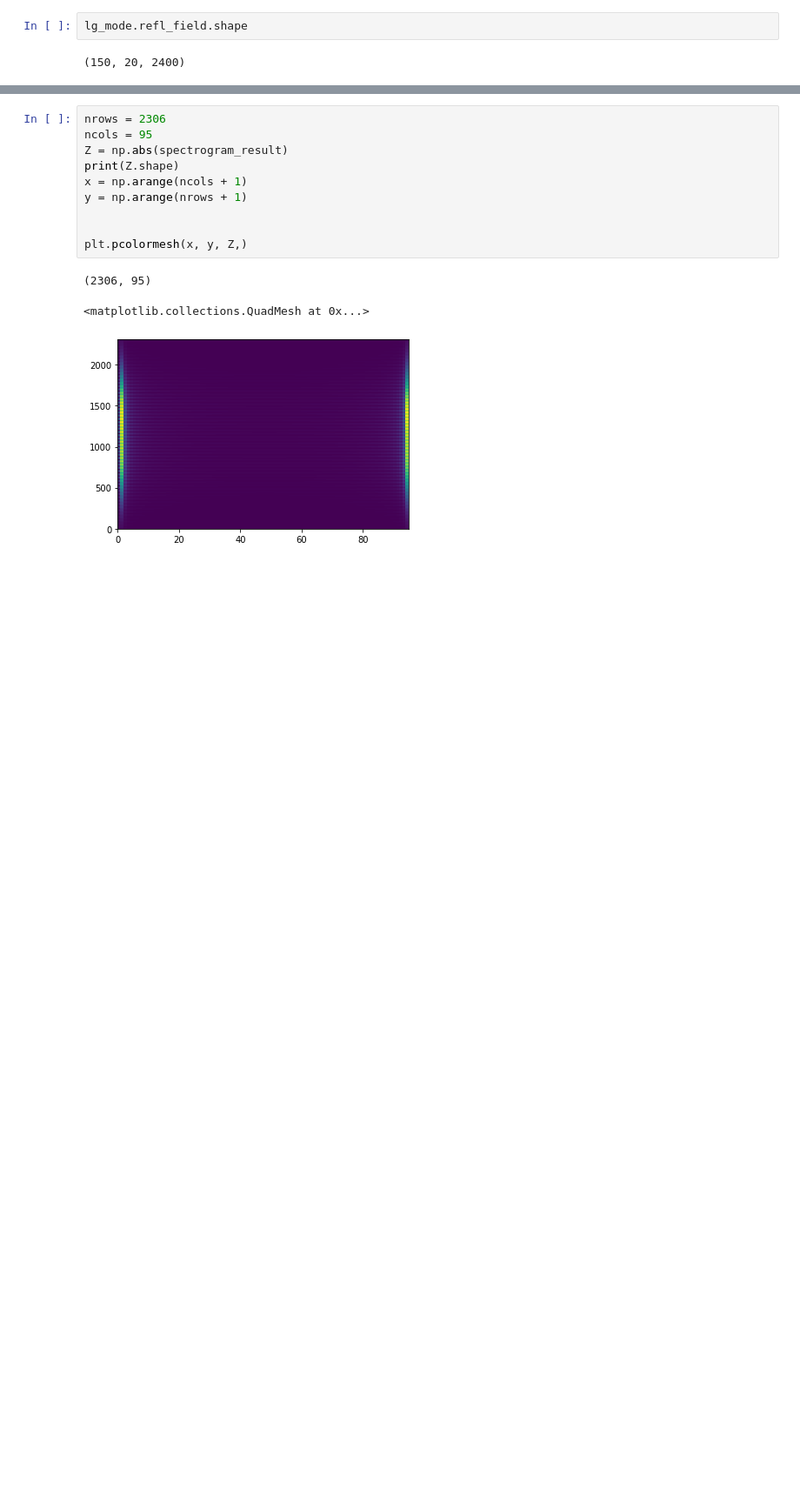
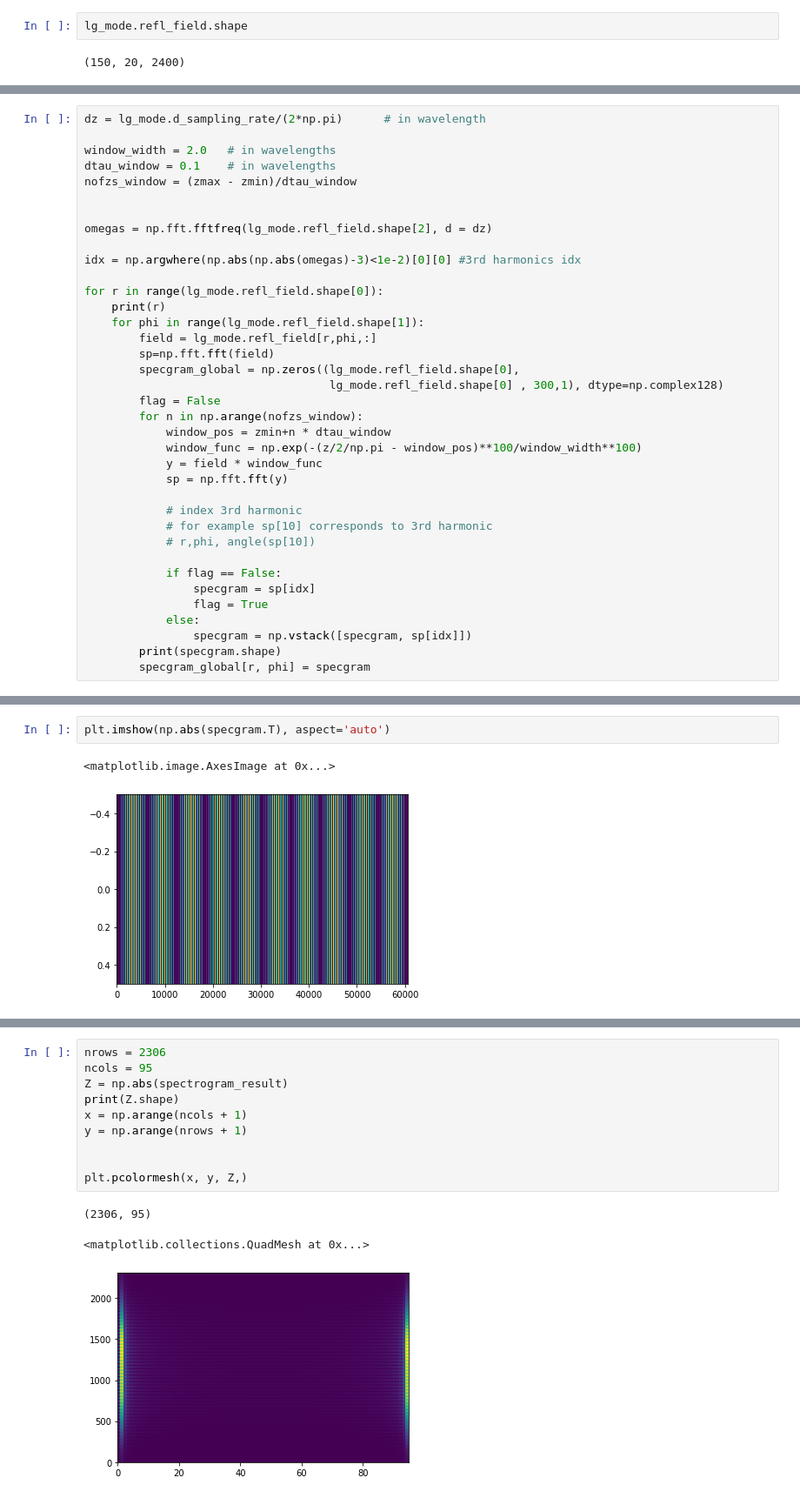
Before and after one commit to ekonyagin/wave_propagation, a Jupyter notebook: OAM_VTK_refined.ipynb, the cells around one changed output, grey strips where cells are left out. Shown at 87% size. Cells and saved outputs as stored; diff of their text form; blank space fills up the shorter version.

```diff
--- a/OAM_VTK_refined.ipynb
+++ b/OAM_VTK_refined.ipynb
@@ -320,0 +308,37 @@ array([ 0.2126136 +0.00000000e+00j,  2.53356394-2.85454135e+00j,
+# %%
+dz = lg_mode.d_sampling_rate/(2*np.pi)      # in wavelength
+
+window_width = 2.0   # in wavelengths
+dtau_window = 0.1    # in wavelengths
+nofzs_window = (zmax - zmin)/dtau_window
+
+
+omegas = np.fft.fftfreq(lg_mode.refl_field.shape[2], d = dz)
+
+idx = np.argwhere(np.abs(np.abs(omegas)-3)<1e-2)[0][0] #3rd harmonics idx
+
+for r in range(lg_mode.refl_field.shape[0]):
+    print(r)
+    for phi in range(lg_mode.refl_field.shape[1]):
+        field = lg_mode.refl_field[r,phi,:]
+        sp=np.fft.fft(field)
+        specgram_global = np.zeros((lg_mode.refl_field.shape[0],
+                                    lg_mode.refl_field.shape[0] , 300,1), dtype=np.complex128)
+        flag = False
+        for n in np.arange(nofzs_window):
+            window_pos = zmin+n * dtau_window
+            window_func = np.exp(-(z/2/np.pi - window_pos)**100/window_width**100)
+            y = field * window_func
+            sp = np.fft.fft(y)
+
+            # index 3rd harmonic
+            # for example sp[10] corresponds to 3rd harmonic
+            # r,phi, angle(sp[10])
+
+            if flag == False:
+                specgram = sp[idx]
+                flag = True
+            else:
+                specgram = np.vstack([specgram, sp[idx]])
+        print(specgram.shape)
+        specgram_global[r, phi] = specgram
@@ -320,0 +364,5 @@ array([ 0.2126136 +0.00000000e+00j,  2.53356394-2.85454135e+00j,
+# %%
+plt.imshow(np.abs(specgram.T), aspect='auto')
+# %% [output]
+<matplotlib.image.AxesImage at 0x...>
+[figure, added]
```
Also changed, not shown: parts of 15 cells of this notebook.
